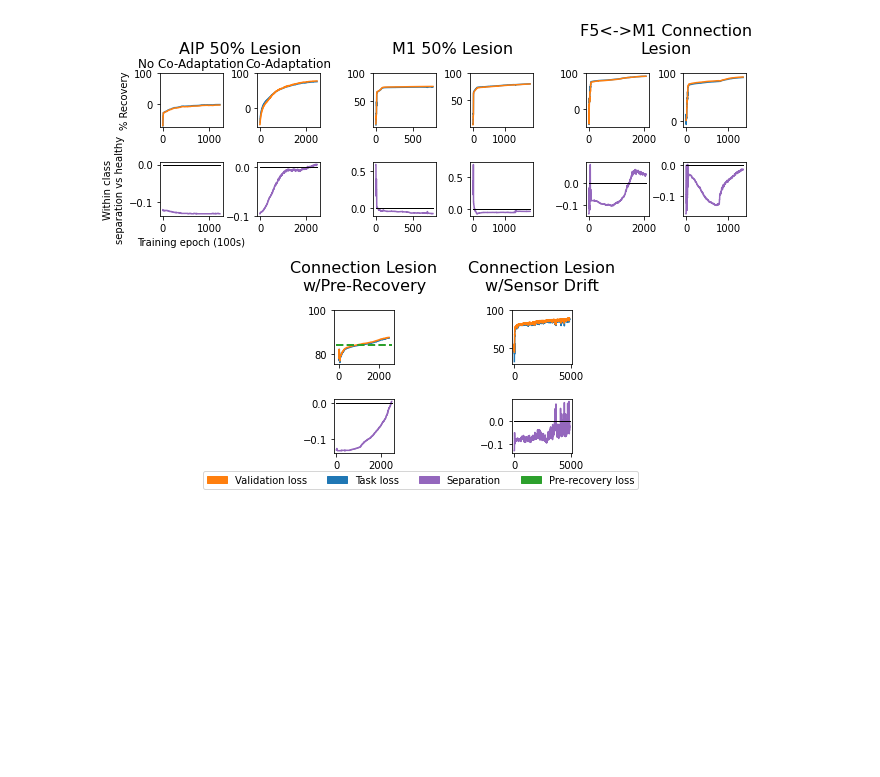
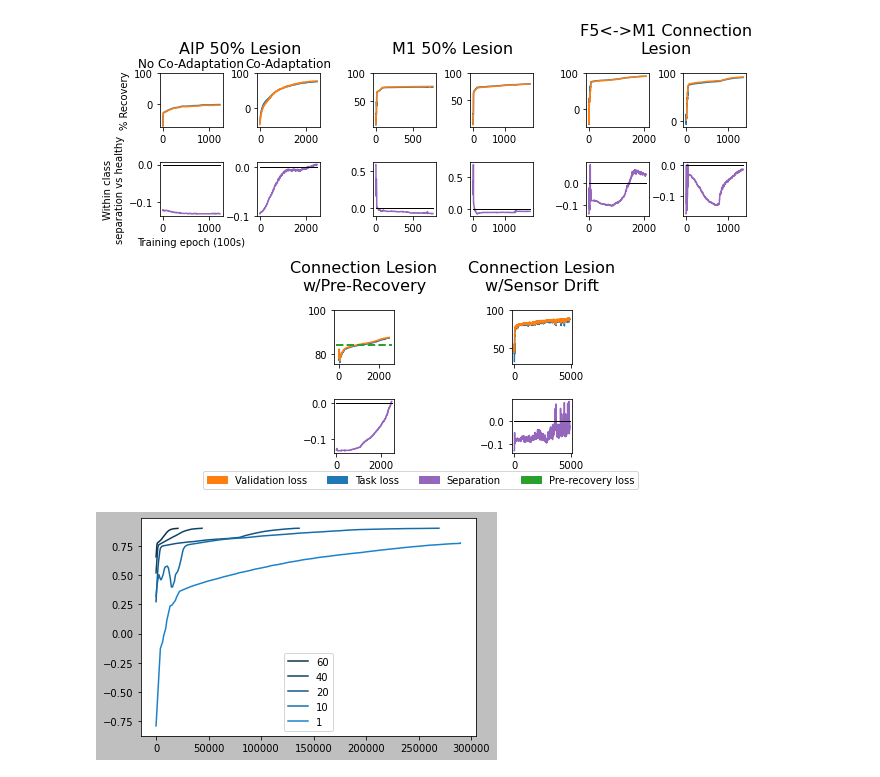
Before and after one commit to mmattb/coproc-poc, a Jupyter notebook: analyze_results.ipynb, the cells around one changed output. Drawn from its saved outputs; the diff is of its cells as text; code cells hidden in the pictures; blank space fills up the shorter version.

Commit message:
Results figure for obs dim variation

```diff
--- a/analyze_results.ipynb
+++ b/analyze_results.ipynb
@@ -39,6 +39,14 @@ PATH_PRERECOV_COADAPT = "models/gaussian20.1.75_connectionsIdxs[(1, 2, 0, 1), (0
 PATH_SENSOR_DRIFT = "models/gaussianDrifting20.1.75.0.0015_connectionsIdxs[(1, 2, 0, 1), (0, 1, 1, 2), (2, 3, 0, 1), (0, 1, 2, 3)]_gaussianExp16.sig2.175.decay0.3_enActTanh_cpnActTanh_coadapt/27d3fbcb-9938-4c29-a6d9-7962d44e508c"
 
 PATH_PASSTHROUGH_COADAPT = "models/passthrough_connectionsIdxs[(1, 2, 0, 1), (0, 1, 1, 2), (2, 3, 0, 1), (0, 1, 2, 3)]_gaussianPassthrough_enActTanh_cpnActTanh_coadapt/3d9d61d3-bd5f-4d81-8404-371d8dc8104b"
+
+PATH_CON_NONOISE = "models/gaussian20.0.1_connectionsIdxs[(1, 2, 0, 1), (0, 1, 1, 2), (2, 3, 0, 1), (0, 1, 2, 3)]_gaussianExp16.sig2.175.decay0.3_enActTanh_cpnActTanh_coadapt/4edec0d9-9aa5-48ff-a563-749565d0c173"
+
+PATH_CON_OBS_PASSTHROUGH = "models"
+PATH_CON_OBS_60 = "models/gaussian60.0.1_connectionsIdxs[(1, 2, 0, 1), (0, 1, 1, 2), (2, 3, 0, 1), (0, 1, 2, 3)]_gaussianExp16.sig2.175.decay0.3_enActTanh_cpnActTanh_coadapt/3613177b-509a-45a1-8aa0-77786ffd1955"
+PATH_CON_OBS_40 = "models/gaussian40.0.1_connectionsIdxs[(1, 2, 0, 1), (0, 1, 1, 2), (2, 3, 0, 1), (0, 1, 2, 3)]_gaussianExp16.sig2.175.decay0.3_enActTanh_cpnActTanh_coadapt/85086a8e-fc0f-4088-a21c-85e55ac2f052"
+PATH_CON_OBS_10 = "models/gaussian10.0.1_connectionsIdxs[(1, 2, 0, 1), (0, 1, 1, 2), (2, 3, 0, 1), (0, 1, 2, 3)]_gaussianExp16.sig2.175.decay0.3_enActTanh_cpnActTanh_coadapt/81dc8aa3-b82f-435c-a9a3-22d33a8bd1ba"
+PATH_CON_OBS_1 = "models/gaussian1.0.1_connectionsIdxs[(1, 2, 0, 1), (0, 1, 1, 2), (2, 3, 0, 1), (0, 1, 2, 3)]_gaussianExp16.sig2.175.decay0.3_enActTanh_cpnActTanh_coadapt/66a9147c-f2e6-4184-b988-7eb219eebaac"
 # %%
 # Two part stopping policy:
 # * Go no longer than 250000 epochs, so we have a hard stop
@@ -830,3 +838,36 @@ plt.savefig('paper/figs/training_results.png', format='png', dpi=300, bbox_inche
 plt.show()
 # %% [output]
 [figure]
+# %%
+paths = [PATH_CON_OBS_60, PATH_CON_OBS_40, PATH_CON_COADAPT, PATH_CON_OBS_10, PATH_CON_OBS_1]
+labels = ["60", "40", "20", "10", "1"]
+
+from cycler import cycler
+color_cycler = (cycler(color=['#0c314b', '#0f4367', '#125787', '#176da8', '#1a83cc', '#2399eb']))
+plt.rc('axes', prop_cycle=color_cycler)
+
+smooth_window_size = 4000
+
+for idx, p in enumerate(paths):
+    l = json.load(open(os.path.join(p, "log"), "r"))
+
+    prs = []
+
+    for r in l:
+        try:
+            v = float(r['pct_recov'])
+            prs.append(v)
+        except ValueError:
+            pass
+
+    smoothed = []
+    for eidx in range(len(prs)):
+        end_idx = min(len(prs), eidx + smooth_window_size)
+        smoothed.append(sum(prs[eidx:end_idx]) / (end_idx - eidx))
+
+    plt.plot(smoothed, label=labels[idx])
+
+plt.legend(loc="lower center")
+plt.show()
+# %% [output]
+[figure, added]
```
